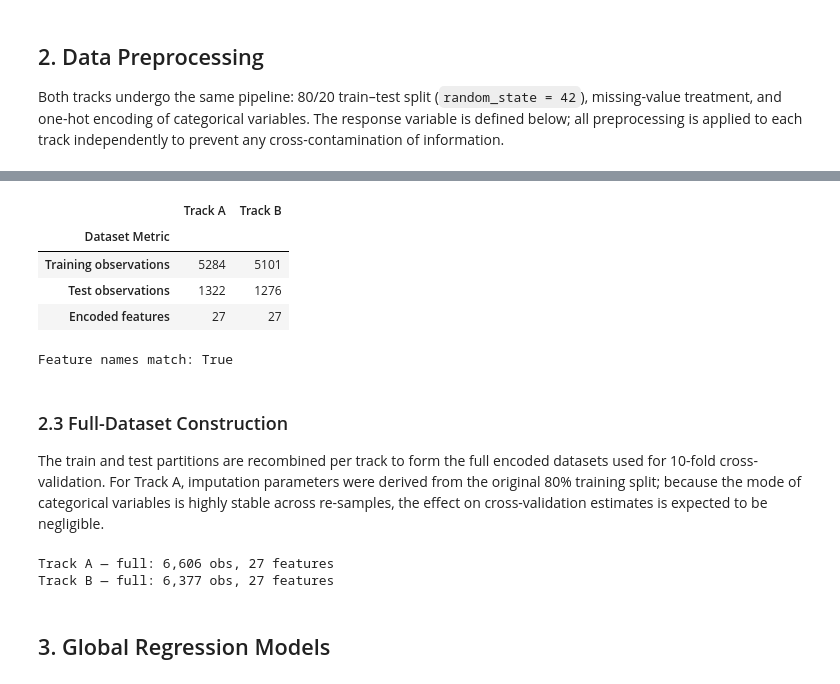
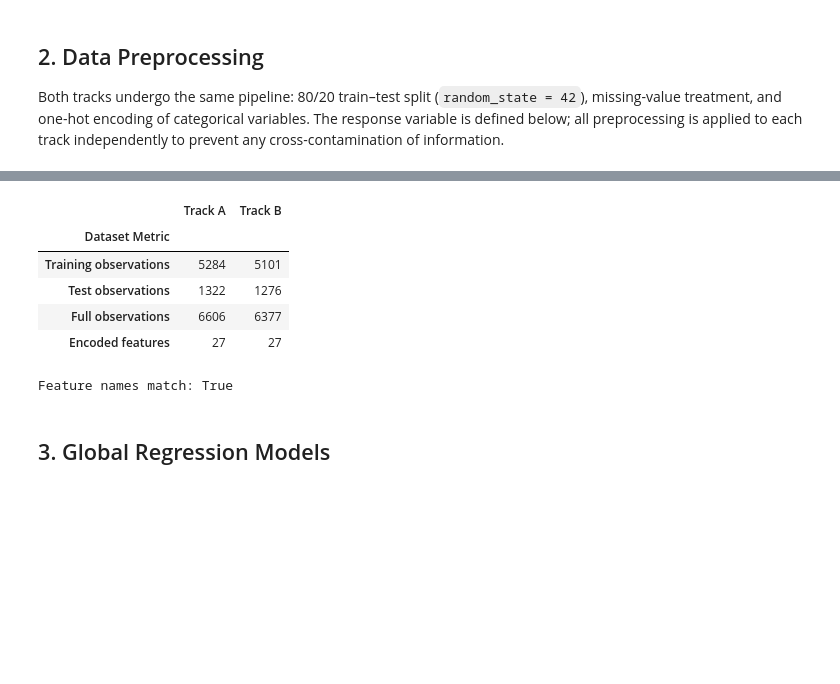
Before and after one commit to lizhsaao/math_project, a Jupyter notebook: notebooks/1.ipynb, the cells around one changed output, grey strips where cells are left out. Cells and saved outputs as stored; diff of their text form; code cells hidden in the pictures; blank space fills up the shorter version.

```diff
--- a/notebooks/1.ipynb
+++ b/notebooks/1.ipynb
@@ -312,37 +321,40 @@ X_train_b_enc, X_test_b_enc = X_train_b_enc.align(X_test_b_enc, join="left", axi
 # %%
+# Recombine partitions for cross-validation
+X_full_a_enc = pd.concat([X_train_a_enc, X_test_a_enc]).reset_index(drop=True)
+y_full_a = pd.concat([y_train_a, y_test_a]).reset_index(drop=True)
+
+X_full_b_enc = pd.concat([X_train_b_enc, X_test_b_enc]).reset_index(drop=True)
+y_full_b = pd.concat([y_train_b, y_test_b]).reset_index(drop=True)
+
+# Create the expanded comparison table
 comparison_summary = pd.DataFrame({
-    "Track A": [X_train_a_enc.shape[0], X_test_a_enc.shape[0], X_train_a_enc.shape[1]],
-    "Track B": [X_train_b_enc.shape[0], X_test_b_enc.shape[0], X_train_b_enc.shape[1]]
-}, index=["Training observations", "Test observations", "Encoded features"])
+    "Track A": [
+        X_train_a_enc.shape[0],
+        X_test_a_enc.shape[0],
+        X_full_a_enc.shape[0],
+        X_full_a_enc.shape[1]
+    ],
+    "Track B": [
+        X_train_b_enc.shape[0],
+        X_test_b_enc.shape[0],
+        X_full_b_enc.shape[0],
+        X_full_b_enc.shape[1]
+    ]
+}, index=["Training observations", "Test observations", "Full observations", "Encoded features"])
 
 comparison_summary.index.name = "Dataset Metric"
 display(comparison_summary)
 
-# check
-print(f"\nFeature names match: {list(X_train_a_enc.columns) == list(X_train_b_enc.columns)}")
+# Verification check
+print(f"Feature names match: {list(X_full_a_enc.columns) == list(X_full_b_enc.columns)}")
 # %% [output]
 |  | Track A | Track B |
 | Dataset Metric |  |  |
 | Training observations | 5284 | 5101 |
 | Test observations | 1322 | 1276 |
+| Full observations | 6606 | 6377 |
 | Encoded features | 27 | 27 |
 Feature names match: True
-# %% [markdown]
-### 2.3 Full-Dataset Construction
-
-The train and test partitions are recombined per track to form the full encoded datasets used for 10-fold cross-validation. For Track A, imputation parameters were derived from the original 80% training split; because the mode of categorical variables is highly stable across re-samples, the effect on cross-validation estimates is expected to be negligible.
-# %%
-X_full_a_enc = pd.concat([X_train_a_enc, X_test_a_enc]).reset_index(drop=True)
-y_full_a = pd.concat([y_train_a, y_test_a]).reset_index(drop=True)
-
-X_full_b_enc = pd.concat([X_train_b_enc, X_test_b_enc]).reset_index(drop=True)
-y_full_b = pd.concat([y_train_b, y_test_b]).reset_index(drop=True)
-
-print(f"Track A — full: {X_full_a_enc.shape[0]:,} obs, {X_full_a_enc.shape[1]} features")
-print(f"Track B — full: {X_full_b_enc.shape[0]:,} obs, {X_full_b_enc.shape[1]} features")
-# %% [output]
-Track A — full: 6,606 obs, 27 features
-Track B — full: 6,377 obs, 27 features
 # %% [markdown]
 ## 3. Global Regression Models
 # %% [markdown]
```
Also changed, not shown: parts of 53 cells of this notebook.
